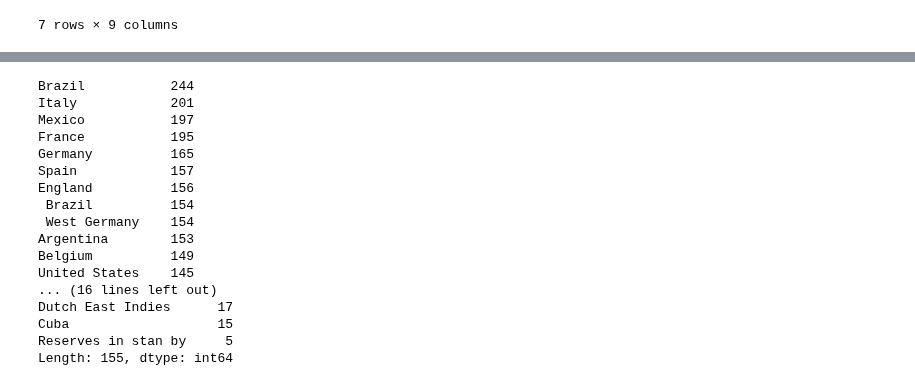
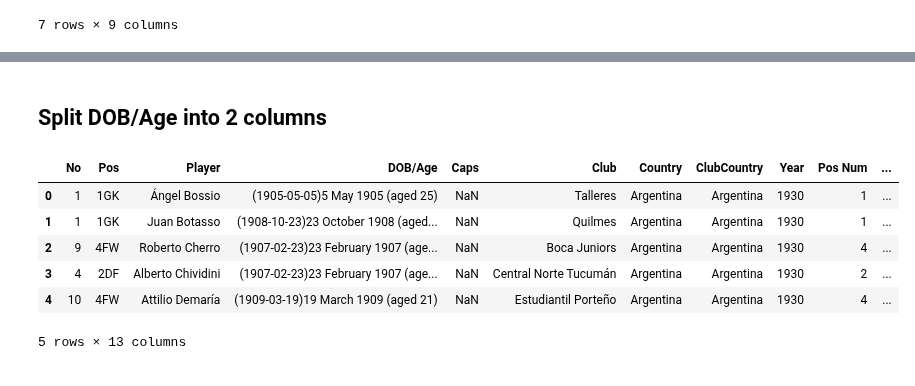
Before and after one commit to yaph/ipython-notebooks, a Jupyter notebook: World Cup Players History.ipynb, the cells around one changed output, grey strips where cells are left out. Drawn from its saved outputs; the diff is of its cells as text; code cells hidden in the pictures.

```diff
--- a/World Cup Players History.ipynb
+++ b/World Cup Players History.ipynb
@@ -117,20 +119,14 @@ dtype: int64
-# %%
-df['Country'].value_counts()
-# %% [output]
-Brazil           244
-Italy            201
-Mexico           197
-France           195
-Germany          165
-Spain            157
-England          156
- Brazil          154
- West Germany    154
-Argentina        153
-Belgium          149
-United States    145
-... (16 lines left out)
-Dutch East Indies      17
-Cuba                   15
-Reserves in stan by     5
-Length: 155, dtype: int64
+# %% [markdown]
+## Split DOB/Age into 2 columns
+# %%
+df[['DOB', 'Age']] = df['DOB/Age'].str.extract('^\((\d+-\d+-\d+).*aged (\d+)')
+df['DOB'] = pd.to_datetime(df['DOB'])
+df.head()
+# %% [output]
+|  | No | Pos | Player | DOB/Age | Caps | Club | Country | ClubCountry | Year | Pos Num | ... |
+| 0 | 1 | 1GK | Ángel Bossio | (1905-05-05)5 May 1905 (aged 25) | NaN | Talleres | Argentina | Argentina | 1930 | 1 | ... |
+| 1 | 1 | 1GK | Juan Botasso | (1908-10-23)23 October 1908 (aged... | NaN | Quilmes | Argentina | Argentina | 1930 | 1 | ... |
+| 2 | 9 | 4FW | Roberto Cherro | (1907-02-23)23 February 1907 (age... | NaN | Boca Juniors | Argentina | Argentina | 1930 | 4 | ... |
+| 3 | 4 | 2DF | Alberto Chividini | (1907-02-23)23 February 1907 (age... | NaN | Central Norte Tucumán | Argentina | Argentina | 1930 | 2 | ... |
+| 4 | 10 | 4FW | Attilio Demaría | (1909-03-19)19 March 1909 (aged 21) | NaN | Estudiantil Porteño | Argentina | Argentina | 1930 | 4 | ... |
+5 rows × 13 columns
```
Also changed, not shown: parts of 16 cells of this notebook.
